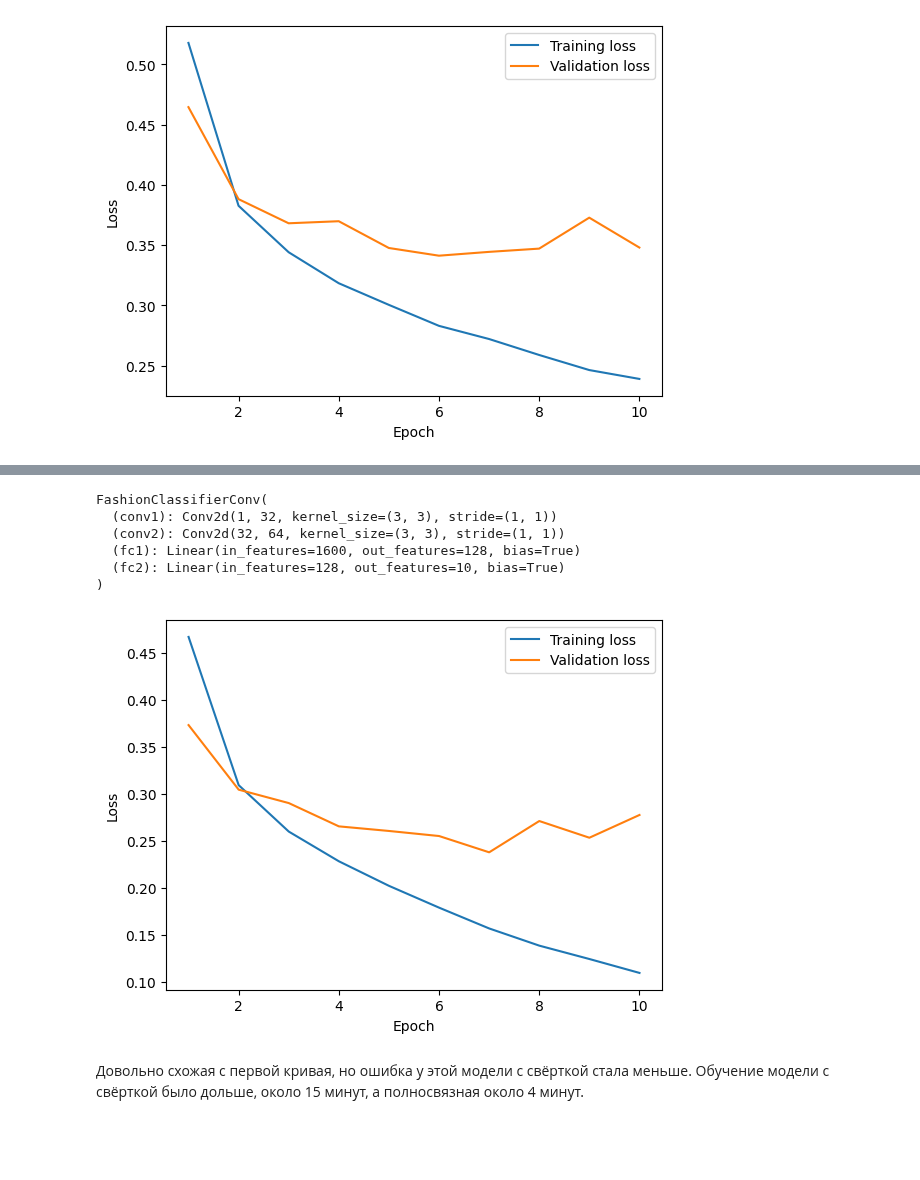
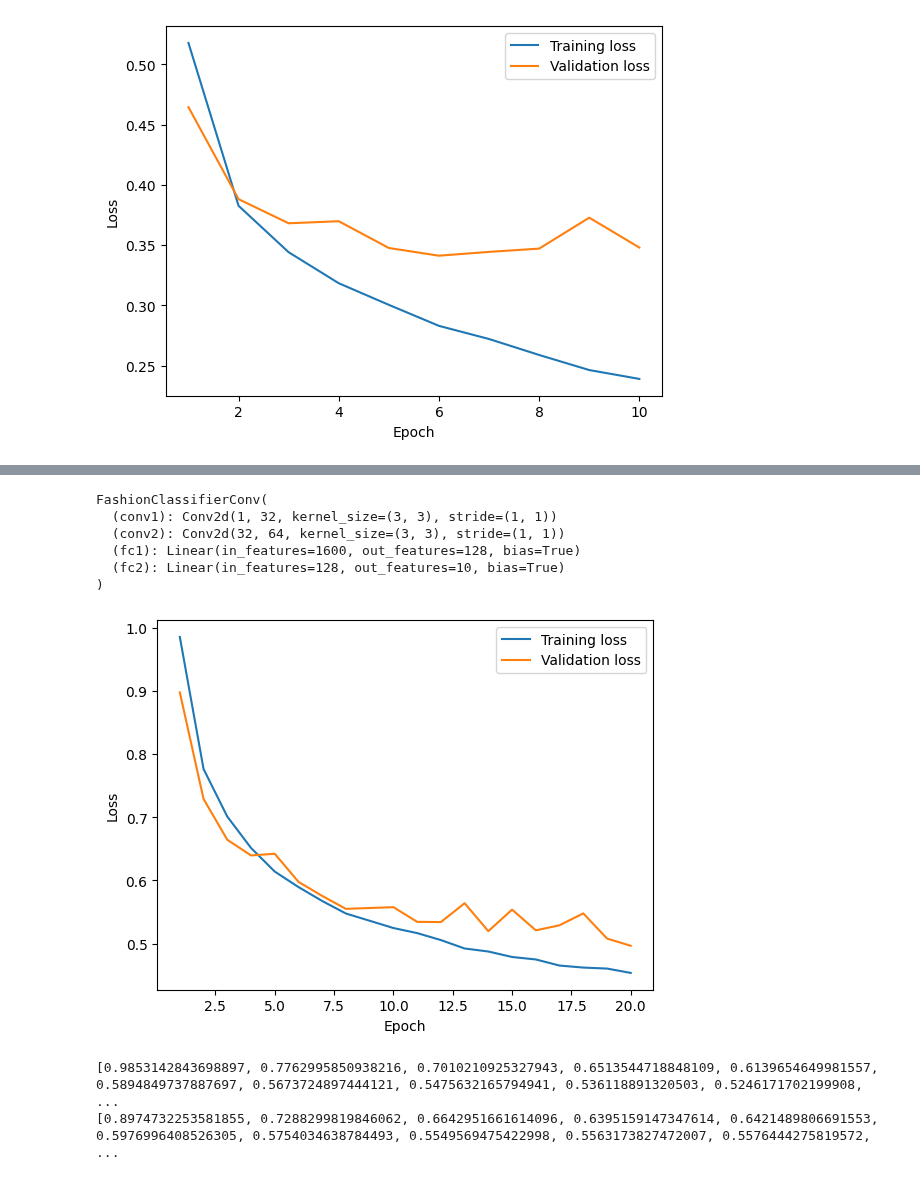
Before and after one commit to atvKail/A_ML_YndSpec, a Jupyter notebook: c7.ipynb, the cells around one changed output, grey strips where cells are left out. Saved outputs shown, nothing was run; the diff lists cells and outputs as text; code cells hidden in the pictures; blank space fills up the shorter version.

```diff
--- a/c7.ipynb
+++ b/c7.ipynb
@@ -119,0 +195,3 @@ optimizer = optim.Adam(model.parameters(), lr=0.001)
+# %%
+transform = transforms.Compose([transforms.RandomRotation(degrees=180, expand=False, center=None),
+                                transforms.ColorJitter(brightness=(0.5, 1), contrast=(0.5, 1))])
@@ -119,0 +200,12 @@ optimizer = optim.Adam(model.parameters(), lr=0.001)
+# %%
+trainset.transform = transform
+
+plt.figure(figsize=(12,5))
+
+for i in range(10):
+    x, y = trainset[i]
+    plt.subplot(2, 5, i + 1)
+    plt.title(f'{y}')
+    plt.imshow(x)
+
+plt.show()
@@ -120,6 +220,30 @@ optimizer = optim.Adam(model.parameters(), lr=0.001)
+# %%
+# Определение архитектуры модели
+class FashionClassifierConv(nn.Module):
+    def __init__(self):
+        super(FashionClassifierConv, self).__init__()
+        self.conv1 = nn.Conv2d(1, 32, 3, 1)
+        self.conv2 = nn.Conv2d(32, 64, 3, 1)
+        self.fc1 = nn.Linear(64 * 5 * 5, 128)
+        self.fc2 = nn.Linear(128, 10)
+
+    def forward(self, x):
+        x = torch.relu(self.conv1(x))
+        x = torch.max_pool2d(x, 2, 2)
+        x = torch.relu(self.conv2(x))
+        x = torch.max_pool2d(x, 2, 2)
+        x = x.view(-1, 64 * 5 * 5)
+        x = torch.relu(self.fc1(x))
+        x = self.fc2(x)
+        return x
+
+model = FashionClassifierConv()
+
+# Определение оптимизатора
+optimizer = optim.Adam(model.parameters(), lr=0.001)
 # %%
 # Обучение модели
-NUM_EPOCHS = 10
+NUM_EPOCHS = 20
 train_losses = []
 test_losses = []
 
@@ -142,33 +266,37 @@ for epoch in tqdm(range(NUM_EPOCHS)):
     correct = 0
     total = 0
     with torch.no_grad():
         for data in testloader:
             inputs, labels = data
             outputs = model(inputs)
             loss = criterion(outputs, labels)
             test_loss += loss.item()
             _, predicted = torch.max(outputs.data, 1)
             total += labels.size(0)
             correct += (predicted == labels).sum().item()
     test_losses.append(test_loss / len(testloader))
 
 # Вывод summary модели
 print(model)
 
 # Визуализация графиков обучения
 plt.plot(range(1, NUM_EPOCHS + 1), train_losses, label='Training loss')
 plt.plot(range(1, NUM_EPOCHS + 1), test_losses, label='Validation loss')
 plt.xlabel('Epoch')
 plt.ylabel('Loss')
 plt.legend()
 plt.show()
 # %% [output]
 FashionClassifierConv(
   (conv1): Conv2d(1, 32, kernel_size=(3, 3), stride=(1, 1))
   (conv2): Conv2d(32, 64, kernel_size=(3, 3), stride=(1, 1))
   (fc1): Linear(in_features=1600, out_features=128, bias=True)
   (fc2): Linear(in_features=128, out_features=10, bias=True)
 )
-[figure, old version]
+[figure, new version]
-# %% [markdown]
-Довольно схожая с первой кривая, но ошибка у этой модели с свёрткой стала меньше. Обучение модели с свёрткой было дольше, около 15 минут, а полносвязная около 4 минут.
+# %%
+print(train_losses)
+print(test_losses)
+# %% [output]
+[0.9853142843698897, 0.7762995850938216, 0.7010210925327943, 0.6513544718848109, 0.6139654649981557, 0.5894849737887697, 0.5673724897444121, 0.5475632165794941, 0.536118891320503, 0.5246171702199908,  ...
+[0.8974732253581855, 0.7288299819846062, 0.6642951661614096, 0.6395159147347614, 0.6421489806691553, 0.5976996408526305, 0.5754034638784493, 0.5549569475422998, 0.5563173827472007, 0.5576444275819572, ...
```
Also changed, not shown: parts of 20 cells of this notebook.
